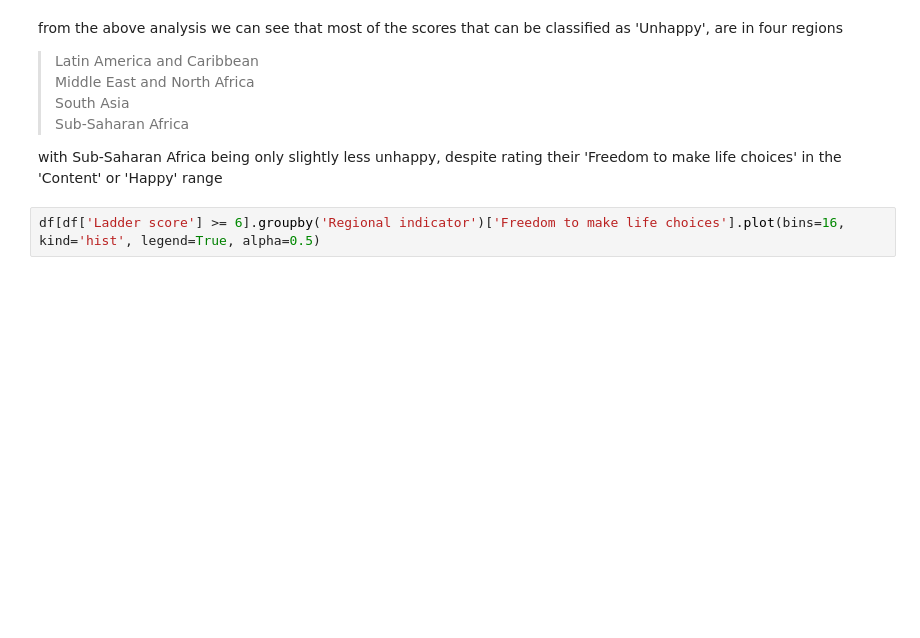
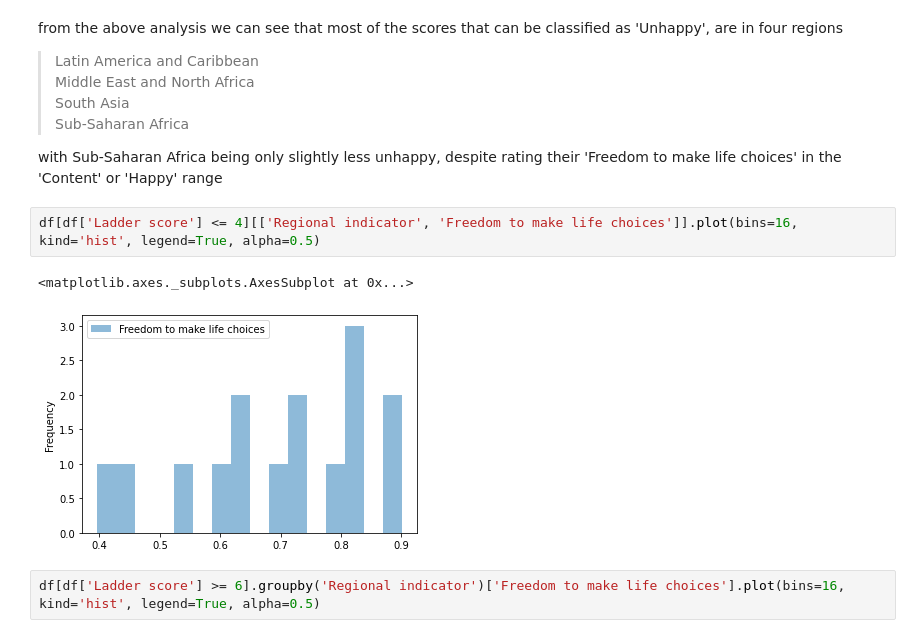
Before and after one commit to MackRoe/WHR2020_DataAnalysis, a Jupyter notebook: World-Happiness-2020.ipynb, the cells around one changed output. Cells and saved outputs as stored; diff of their text form; blank space fills up the shorter version.

```diff
--- a/World-Happiness-2020.ipynb
+++ b/World-Happiness-2020.ipynb
@@ -291,6 +292,11 @@ from the above analysis we can see that most of the scores that can be classifie
 >Sub-Saharan Africa<br>
 
 with Sub-Saharan Africa being only slightly less unhappy, despite rating their 'Freedom to make life choices' in the 'Content' or 'Happy' range
+# %%
+df[df['Ladder score'] <= 4][['Regional indicator', 'Freedom to make life choices']].plot(bins=16, kind='hist', legend=True, alpha=0.5)
+# %% [output]
+<matplotlib.axes._subplots.AxesSubplot at 0x...>
+[figure, added]
 # %%
 df[df['Ladder score'] >= 6].groupby('Regional indicator')['Freedom to make life choices'].plot(bins=16, kind='hist', legend=True, alpha=0.5)
 # %% [output]
```
Also changed, not shown: parts of 5 cells of this notebook.
